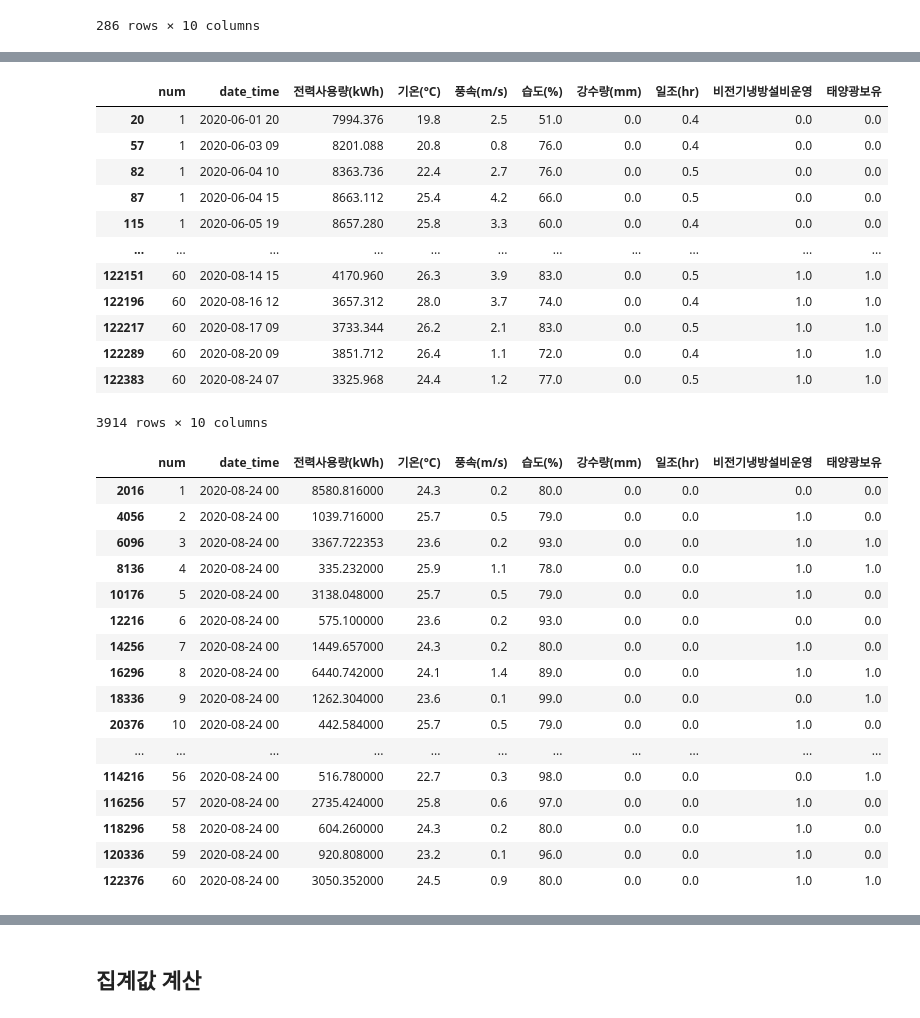
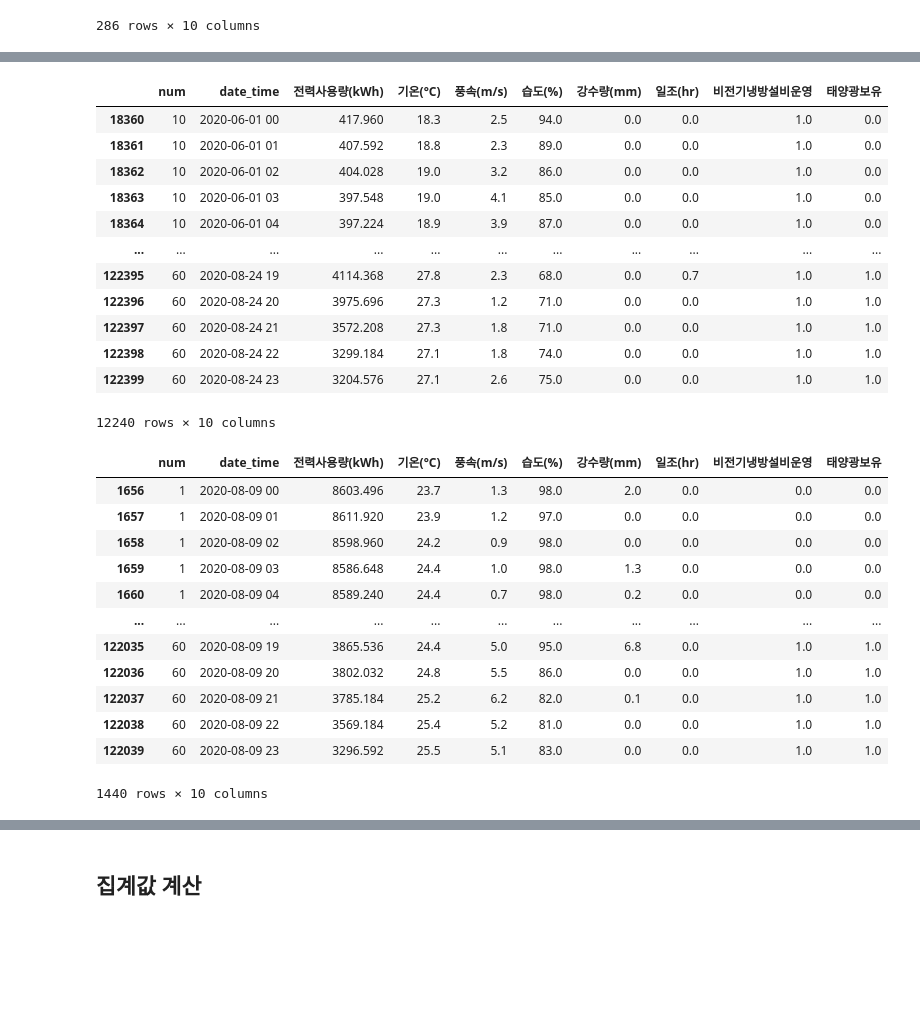
Before and after one commit to overgroove/samsung_ML, a Jupyter notebook: 03_package_pandas.ipynb, the cells around one changed output, grey strips where cells are left out. Cells and saved outputs as stored; diff of their text form; code cells hidden in the pictures; blank space fills up the shorter version.

```diff
--- a/03_package_pandas.ipynb
+++ b/03_package_pandas.ipynb
@@ -516,39 +560,38 @@ df.loc[10:21, ['date_time', '전력사용량(kWh)']]
 # %%
 # 조건식이 아닌 특정 값 기준으로 데이터를 찾을 때
 # 필터링 샘플링 하실 때 조건식보다 조금 더 편하실 수 있음
+df.loc[df['num'].isin([10, 20, 30, 40, 50, 60])]
+# 변수 내 데이터의 정확한 값을 알고 있을 때 사용 가능
 # %% [output]
 |  | num | date_time | 전력사용량(kWh) | 기온(°C) | 풍속(m/s) | 습도(%) | 강수량(mm) | 일조(hr) | 비전기냉방설비운영 | 태양광보유 |
-| 20 | 1 | 2020-06-01 20 | 7994.376 | 19.8 | 2.5 | 51.0 | 0.0 | 0.4 | 0.0 | 0.0 |
-| 57 | 1 | 2020-06-03 09 | 8201.088 | 20.8 | 0.8 | 76.0 | 0.0 | 0.4 | 0.0 | 0.0 |
-| 82 | 1 | 2020-06-04 10 | 8363.736 | 22.4 | 2.7 | 76.0 | 0.0 | 0.5 | 0.0 | 0.0 |
-| 87 | 1 | 2020-06-04 15 | 8663.112 | 25.4 | 4.2 | 66.0 | 0.0 | 0.5 | 0.0 | 0.0 |
-| 115 | 1 | 2020-06-05 19 | 8657.280 | 25.8 | 3.3 | 60.0 | 0.0 | 0.4 | 0.0 | 0.0 |
+| 18360 | 10 | 2020-06-01 00 | 417.960 | 18.3 | 2.5 | 94.0 | 0.0 | 0.0 | 1.0 | 0.0 |
+| 18361 | 10 | 2020-06-01 01 | 407.592 | 18.8 | 2.3 | 89.0 | 0.0 | 0.0 | 1.0 | 0.0 |
+| 18362 | 10 | 2020-06-01 02 | 404.028 | 19.0 | 3.2 | 86.0 | 0.0 | 0.0 | 1.0 | 0.0 |
+| 18363 | 10 | 2020-06-01 03 | 397.548 | 19.0 | 4.1 | 85.0 | 0.0 | 0.0 | 1.0 | 0.0 |
+| 18364 | 10 | 2020-06-01 04 | 397.224 | 18.9 | 3.9 | 87.0 | 0.0 | 0.0 | 1.0 | 0.0 |
 | ... | ... | ... | ... | ... | ... | ... | ... | ... | ... | ... |
-| 122151 | 60 | 2020-08-14 15 | 4170.960 | 26.3 | 3.9 | 83.0 | 0.0 | 0.5 | 1.0 | 1.0 |
-| 122196 | 60 | 2020-08-16 12 | 3657.312 | 28.0 | 3.7 | 74.0 | 0.0 | 0.4 | 1.0 | 1.0 |
-| 122217 | 60 | 2020-08-17 09 | 3733.344 | 26.2 | 2.1 | 83.0 | 0.0 | 0.5 | 1.0 | 1.0 |
-| 122289 | 60 | 2020-08-20 09 | 3851.712 | 26.4 | 1.1 | 72.0 | 0.0 | 0.4 | 1.0 | 1.0 |
-| 122383 | 60 | 2020-08-24 07 | 3325.968 | 24.4 | 1.2 | 77.0 | 0.0 | 0.5 | 1.0 | 1.0 |
+| 122395 | 60 | 2020-08-24 19 | 4114.368 | 27.8 | 2.3 | 68.0 | 0.0 | 0.7 | 1.0 | 1.0 |
+| 122396 | 60 | 2020-08-24 20 | 3975.696 | 27.3 | 1.2 | 71.0 | 0.0 | 0.0 | 1.0 | 1.0 |
+| 122397 | 60 | 2020-08-24 21 | 3572.208 | 27.3 | 1.8 | 71.0 | 0.0 | 0.0 | 1.0 | 1.0 |
+| 122398 | 60 | 2020-08-24 22 | 3299.184 | 27.1 | 1.8 | 74.0 | 0.0 | 0.0 | 1.0 | 1.0 |
+| 122399 | 60 | 2020-08-24 23 | 3204.576 | 27.1 | 2.6 | 75.0 | 0.0 | 0.0 | 1.0 | 1.0 |
-3914 rows × 10 columns
+12240 rows × 10 columns
 # %%
 # contains로 전달하는 문자열이 포함되면 True
+df.loc[df['date_time'].str.contains('08-09')]
 # %% [output]
 |  | num | date_time | 전력사용량(kWh) | 기온(°C) | 풍속(m/s) | 습도(%) | 강수량(mm) | 일조(hr) | 비전기냉방설비운영 | 태양광보유 |
-| 2016 | 1 | 2020-08-24 00 | 8580.816000 | 24.3 | 0.2 | 80.0 | 0.0 | 0.0 | 0.0 | 0.0 |
-| 4056 | 2 | 2020-08-24 00 | 1039.716000 | 25.7 | 0.5 | 79.0 | 0.0 | 0.0 | 1.0 | 0.0 |
-| 6096 | 3 | 2020-08-24 00 | 3367.722353 | 23.6 | 0.2 | 93.0 | 0.0 | 0.0 | 1.0 | 1.0 |
-| 8136 | 4 | 2020-08-24 00 | 335.232000 | 25.9 | 1.1 | 78.0 | 0.0 | 0.0 | 1.0 | 1.0 |
-| 10176 | 5 | 2020-08-24 00 | 3138.048000 | 25.7 | 0.5 | 79.0 | 0.0 | 0.0 | 1.0 | 0.0 |
-| 12216 | 6 | 2020-08-24 00 | 575.100000 | 23.6 | 0.2 | 93.0 | 0.0 | 0.0 | 0.0 | 0.0 |
-| 14256 | 7 | 2020-08-24 00 | 1449.657000 | 24.3 | 0.2 | 80.0 | 0.0 | 0.0 | 1.0 | 0.0 |
-| 16296 | 8 | 2020-08-24 00 | 6440.742000 | 24.1 | 1.4 | 89.0 | 0.0 | 0.0 | 1.0 | 1.0 |
-| 18336 | 9 | 2020-08-24 00 | 1262.304000 | 23.6 | 0.1 | 99.0 | 0.0 | 0.0 | 0.0 | 1.0 |
-| 20376 | 10 | 2020-08-24 00 | 442.584000 | 25.7 | 0.5 | 79.0 | 0.0 | 0.0 | 1.0 | 0.0 |
+| 1656 | 1 | 2020-08-09 00 | 8603.496 | 23.7 | 1.3 | 98.0 | 2.0 | 0.0 | 0.0 | 0.0 |
+| 1657 | 1 | 2020-08-09 01 | 8611.920 | 23.9 | 1.2 | 97.0 | 0.0 | 0.0 | 0.0 | 0.0 |
+| 1658 | 1 | 2020-08-09 02 | 8598.960 | 24.2 | 0.9 | 98.0 | 0.0 | 0.0 | 0.0 | 0.0 |
+| 1659 | 1 | 2020-08-09 03 | 8586.648 | 24.4 | 1.0 | 98.0 | 1.3 | 0.0 | 0.0 | 0.0 |
+| 1660 | 1 | 2020-08-09 04 | 8589.240 | 24.4 | 0.7 | 98.0 | 0.2 | 0.0 | 0.0 | 0.0 |
 | ... | ... | ... | ... | ... | ... | ... | ... | ... | ... | ... |
-| 114216 | 56 | 2020-08-24 00 | 516.780000 | 22.7 | 0.3 | 98.0 | 0.0 | 0.0 | 0.0 | 1.0 |
-| 116256 | 57 | 2020-08-24 00 | 2735.424000 | 25.8 | 0.6 | 97.0 | 0.0 | 0.0 | 1.0 | 0.0 |
-| 118296 | 58 | 2020-08-24 00 | 604.260000 | 24.3 | 0.2 | 80.0 | 0.0 | 0.0 | 1.0 | 0.0 |
-| 120336 | 59 | 2020-08-24 00 | 920.808000 | 23.2 | 0.1 | 96.0 | 0.0 | 0.0 | 1.0 | 0.0 |
-| 122376 | 60 | 2020-08-24 00 | 3050.352000 | 24.5 | 0.9 | 80.0 | 0.0 | 0.0 | 1.0 | 1.0 |
+| 122035 | 60 | 2020-08-09 19 | 3865.536 | 24.4 | 5.0 | 95.0 | 6.8 | 0.0 | 1.0 | 1.0 |
+| 122036 | 60 | 2020-08-09 20 | 3802.032 | 24.8 | 5.5 | 86.0 | 0.0 | 0.0 | 1.0 | 1.0 |
+| 122037 | 60 | 2020-08-09 21 | 3785.184 | 25.2 | 6.2 | 82.0 | 0.1 | 0.0 | 1.0 | 1.0 |
+| 122038 | 60 | 2020-08-09 22 | 3569.184 | 25.4 | 5.2 | 81.0 | 0.0 | 0.0 | 1.0 | 1.0 |
+| 122039 | 60 | 2020-08-09 23 | 3296.592 | 25.5 | 5.1 | 83.0 | 0.0 | 0.0 | 1.0 | 1.0 |
+1440 rows × 10 columns
 # %%
 # 랜덤한 샘플의 수 혹은 비율에 따른 선별 방법
```
Also changed, not shown: parts of 79 cells of this notebook.
